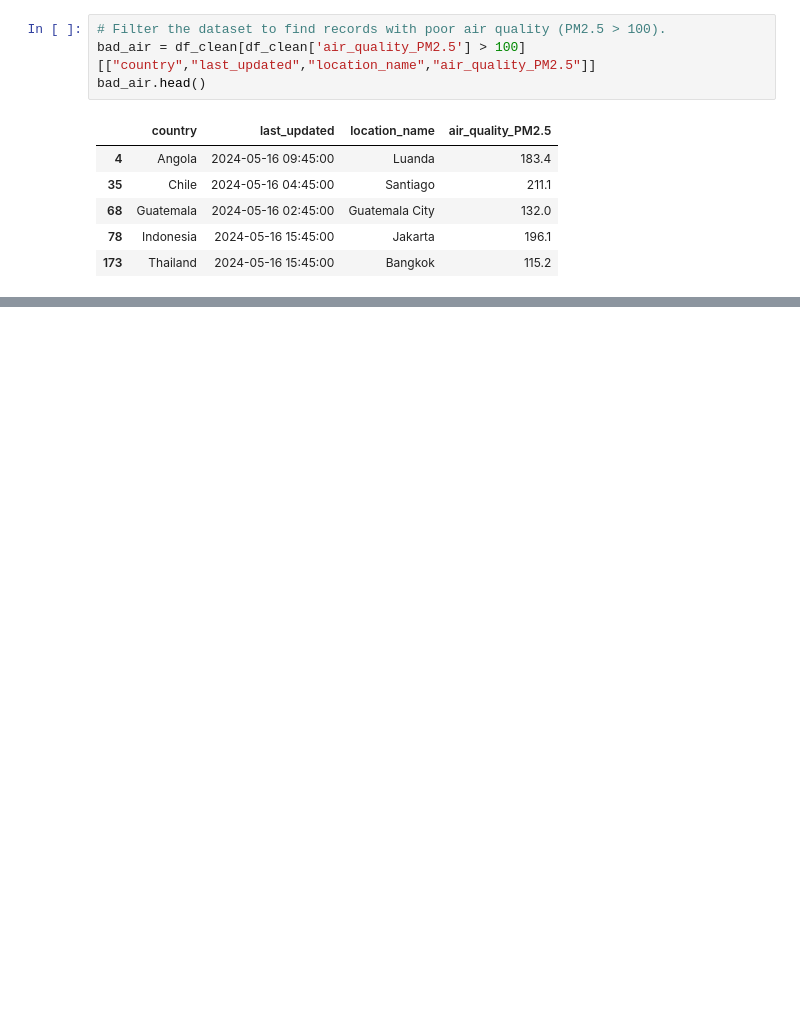
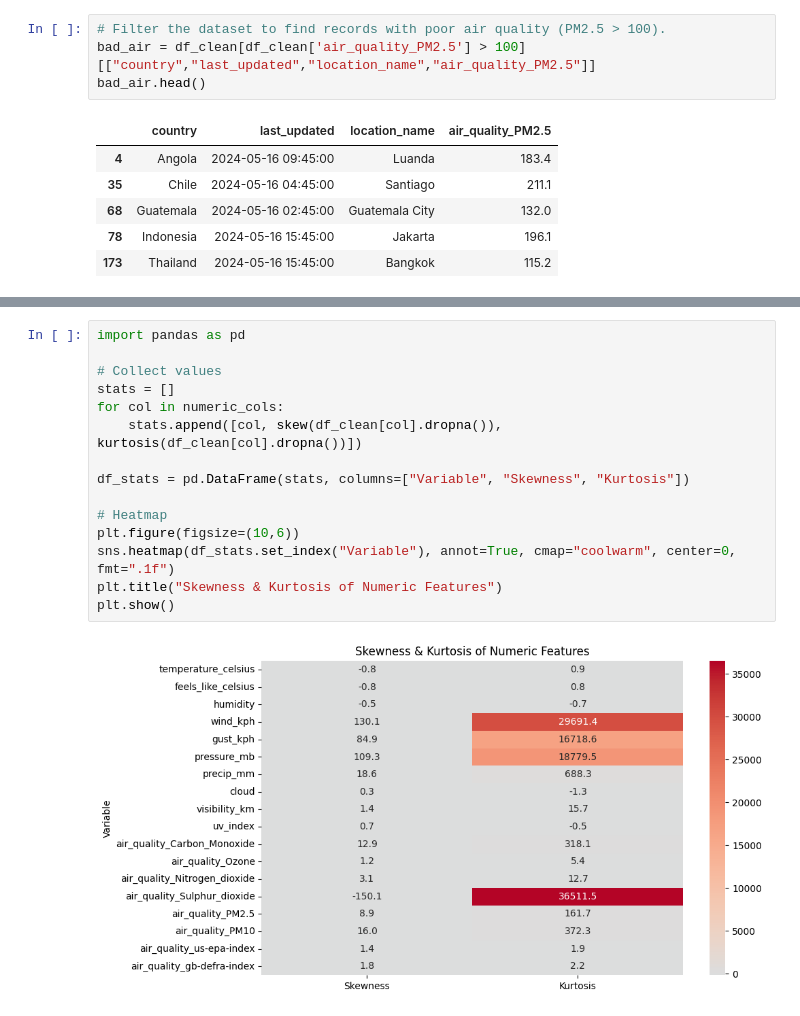
Before and after one commit to venkatatharu/ClimateScope_project_venkata_tharun_Avuluri, a Jupyter notebook: climate_scope.ipynb, the cells around one changed output, grey strips where cells are left out. Saved outputs shown, nothing was run; the diff lists cells and outputs as text; blank space fills up the shorter version.

```diff
--- a/climate_scope.ipynb
+++ b/climate_scope.ipynb
@@ -378,0 +442,17 @@ Data covers from 2024-05-16 to 2025-08-27 (468 days)
+# %%
+import pandas as pd
+
+# Collect values
+stats = []
+for col in numeric_cols:
+    stats.append([col, skew(df_clean[col].dropna()), kurtosis(df_clean[col].dropna())])
+
+df_stats = pd.DataFrame(stats, columns=["Variable", "Skewness", "Kurtosis"])
+
+# Heatmap
+plt.figure(figsize=(10,6))
+sns.heatmap(df_stats.set_index("Variable"), annot=True, cmap="coolwarm", center=0, fmt=".1f")
+plt.title("Skewness & Kurtosis of Numeric Features")
+plt.show()
+# %% [output]
+[figure, added]
```
Also changed, not shown: parts of 20 cells of this notebook.
